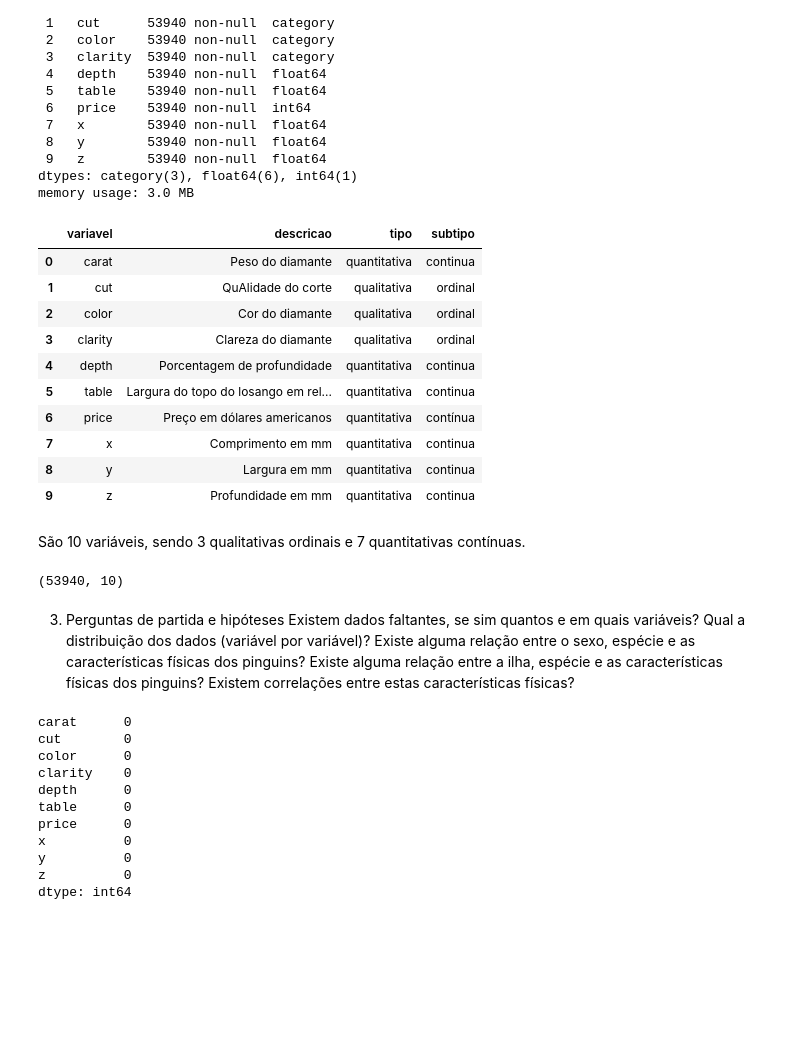
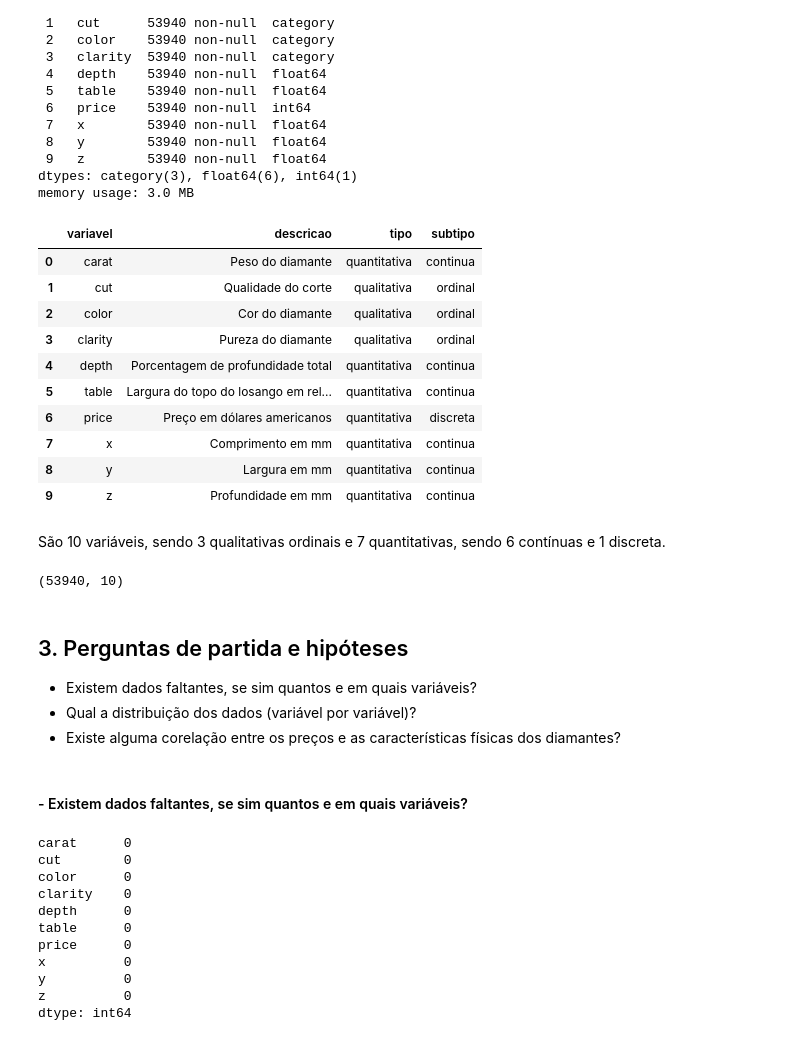
Before and after one commit to luanaoliveira/avanti-bootcamp-cdd, a Jupyter notebook: notebooks/01-exploratory_data_analysis.ipynb, the cells around one changed output. Cells and saved outputs as stored; diff of their text form; code cells hidden in the pictures; blank space fills up the shorter version.

Commit message:
feat: ajustes e insere gráficos 01-exploratory_data_analysis.ipynb (#2)

```diff
--- a/notebooks/01-exploratory_data_analysis.ipynb
+++ b/notebooks/01-exploratory_data_analysis.ipynb
@@ -82,7 +120,7 @@ dicionario_diamonds = pd.DataFrame([
         'subtipo': 'continua'
     },{
         'variavel': 'cut',
-        'descricao': 'QuAlidade do corte',
+        'descricao': 'Qualidade do corte',
         'tipo': 'qualitativa',
         'subtipo': 'ordinal'
     },{
@@ -92,52 +130,53 @@ dicionario_diamonds = pd.DataFrame([
         'subtipo': 'ordinal'
     },{
         'variavel': 'clarity',
-        'descricao': 'Clareza do diamante',
+        'descricao': 'Pureza do diamante',
         'tipo': 'qualitativa',
         'subtipo': 'ordinal'
     },{
         'variavel': 'depth',
-        'descricao': 'Porcentagem de profundidade',
+        'descricao': 'Porcentagem de profundidade total',
         'tipo': 'quantitativa',
         'subtipo': 'continua'
     },{
         'variavel': 'table',
         'descricao': 'Largura do topo do losango em relação ao ponto mais largo',
         'tipo': 'quantitativa',
         'subtipo': 'continua'
     },{
         'variavel': 'price',
         'descricao': 'Preço em dólares americanos',
         'tipo': 'quantitativa',
-        'subtipo': 'contínua'
+        'subtipo': 'discreta'
     },{
         'variavel': 'x',
         'descricao': 'Comprimento em mm',
         'tipo': 'quantitativa',
         'subtipo': 'continua'
     },{
         'variavel': 'y',
         'descricao': 'Largura em mm',
         'tipo': 'quantitativa',
         'subtipo': 'continua'
     },{
         'variavel': 'z',
         'descricao': 'Profundidade em mm',
         'tipo': 'quantitativa',
         'subtipo': 'continua'
     }
 ])
 
+dicionario_diamonds.to_csv('../data/external/dictionary_diamonds.csv', index=False)
 dicionario_diamonds
 # %% [output]
 |  | variavel | descricao | tipo | subtipo |
 | 0 | carat | Peso do diamante | quantitativa | continua |
-| 1 | cut | QuAlidade do corte | qualitativa | ordinal |
+| 1 | cut | Qualidade do corte | qualitativa | ordinal |
 | 2 | color | Cor do diamante | qualitativa | ordinal |
-| 3 | clarity | Clareza do diamante | qualitativa | ordinal |
-| 4 | depth | Porcentagem de profundidade | quantitativa | continua |
+| 3 | clarity | Pureza do diamante | qualitativa | ordinal |
+| 4 | depth | Porcentagem de profundidade total | quantitativa | continua |
 | 5 | table | Largura do topo do losango em rel... | quantitativa | continua |
-| 6 | price | Preço em dólares americanos | quantitativa | contínua |
+| 6 | price | Preço em dólares americanos | quantitativa | discreta |
 | 7 | x | Comprimento em mm | quantitativa | continua |
 | 8 | y | Largura em mm | quantitativa | continua |
 | 9 | z | Profundidade em mm | quantitativa | continua |
@@ -146,3 +183,3 @@ dicionario_diamonds.to_csv('../data/external/dictionary_diamonds.csv', index=Fal
 # %% [markdown]
-São 10 variáveis, sendo 3 qualitativas ordinais e 7 quantitativas contínuas.
+São 10 variáveis, sendo 3 qualitativas ordinais e 7 quantitativas, sendo 6 contínuas e 1 discreta.
 # %%
@@ -151,12 +187,13 @@ df.shape
 # %% [output]
 (53940, 10)
 # %% [markdown]
-3. Perguntas de partida e hipóteses
-Existem dados faltantes, se sim quantos e em quais variáveis?
-Qual a distribuição dos dados (variável por variável)?
-Existe alguma relação entre o sexo, espécie e as características físicas dos pinguins?
-Existe alguma relação entre a ilha, espécie e as características físicas dos pinguins?
-Existem correlações entre estas características físicas?
+## 3. Perguntas de partida e hipóteses
+
+- Existem dados faltantes, se sim quantos e em quais variáveis?
+- Qual a distribuição dos dados (variável por variável)?
+- Existe alguma corelação entre os preços e as características físicas dos diamantes?
+# %% [markdown]
+#### - Existem dados faltantes, se sim quantos e em quais variáveis?
 # %%
 # Comando utilizado para avaliar se alguma variável possui valor nulo ou chamados de valores missing ou NAM (Not Available).
 
```
Also changed, not shown: parts of 30 cells of this notebook, 2 other files.
